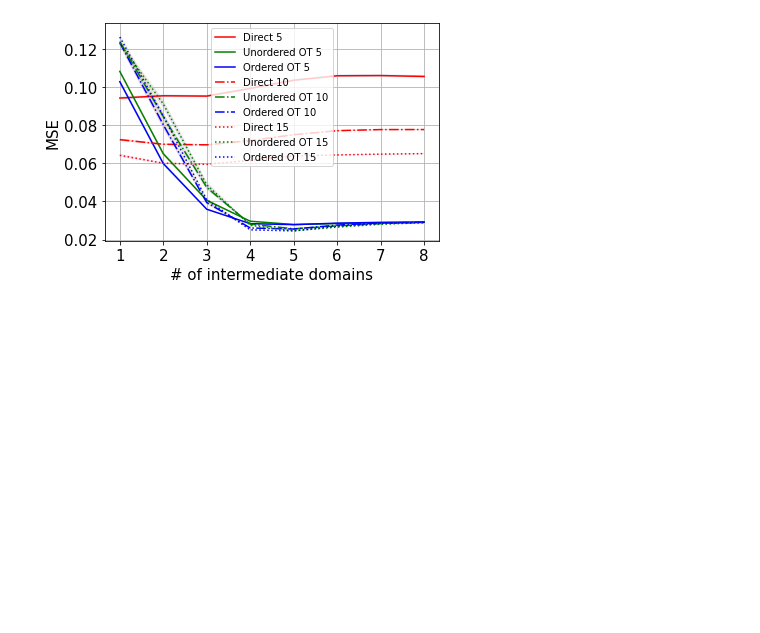
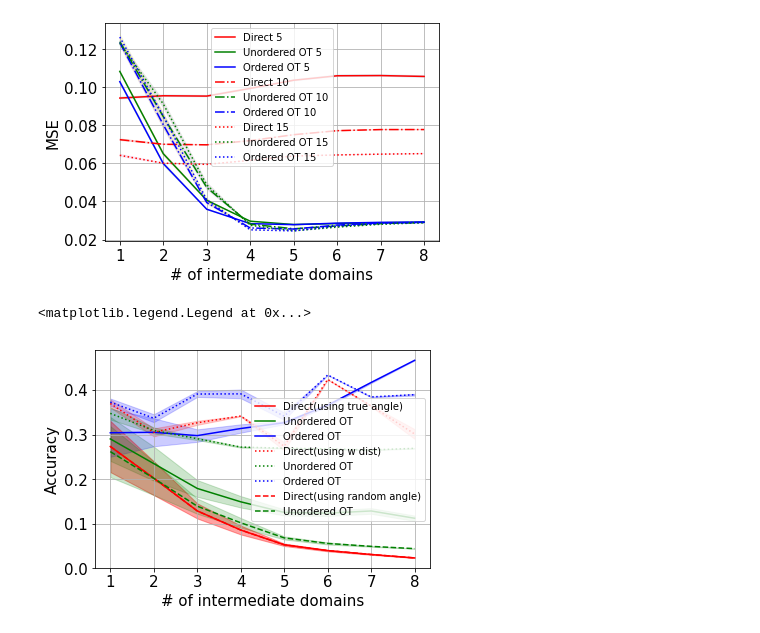
Before and after one commit to hbing-l/original-cdot, a Jupyter notebook: battery_seq_nosoc.ipynb, the cells around one changed output. Drawn from its saved outputs; the diff is of its cells as text; code cells hidden in the pictures; blank space fills up the shorter version.

Commit message:
add fix intermediate domains on half moon data

```diff
--- a/battery_seq_nosoc.ipynb
+++ b/battery_seq_nosoc.ipynb
@@ -552,3 +552,45 @@ plt.legend()
 # %% [output]
 <matplotlib.legend.Legend at 0x...>
 [figure]
+# %%
+import pandas as pd
+import matplotlib.pyplot as plt
+import numpy as np
+data = pd.read_csv('half_soc_sametarget_ssh_100.csv')
+x = range(1, len(data['mean_direct']) + 1)
+plt.plot(x, data['mean_direct'], color = 'r', label = 'Direct(using true angle)')
+plt.plot(x, data['mean_unorder'], color = 'g', label = 'Unordered OT')
+plt.plot(x, data['mean_order'], color = 'b', label = 'Ordered OT')
+plt.fill_between(x, data['mean_direct'] - data['var_direct'], data['mean_direct'] + data['var_direct'], alpha = 0.2, color='r')
+plt.fill_between(x, data['mean_unorder'] - data['var_unorder'], data['mean_unorder'] + data['var_unorder'], alpha = 0.2, color='g')
+plt.fill_between(x, data['mean_order'] - data['var_order'], data['mean_order'] + data['var_order'], alpha = 0.2, color='b')
+
+data = pd.read_csv('half_w_dis_sametarget_ssh_100.csv')
+x = range(1, len(data['mean_direct']) + 1)
+plt.plot(x, data['mean_direct'], ':', color = 'r', label = 'Direct(using w dist)')
+plt.plot(x, data['mean_unorder'], ':', color = 'g', label = 'Unordered OT')
+plt.plot(x, data['mean_order'], ':', color = 'b', label = 'Ordered OT')
+plt.fill_between(x, data['mean_direct'] - data['var_direct'], data['mean_direct'] + data['var_direct'], alpha = 0.2, color='r')
+plt.fill_between(x, data['mean_unorder'] - data['var_unorder'], data['mean_unorder'] + data['var_unorder'], alpha = 0.2, color='g')
+plt.fill_between(x, data['mean_order'] - data['var_order'], data['mean_order'] + data['var_order'], alpha = 0.2, color='b')
+
+data = pd.read_csv('half_random_sametarget_ssh_100.csv')
+x = range(1, len(data['mean_direct']) + 1)
+plt.plot(x, data['mean_direct'], '--', color = 'r', label = 'Direct(using random angle)')
+plt.plot(x, data['mean_unorder'], '--', color = 'g', label = 'Unordered OT')
+# plt.plot(x, data['mean_order'], '--', color = 'b', label = 'Ordered OT')
+plt.fill_between(x, data['mean_direct'] - data['var_direct'], data['mean_direct'] + data['var_direct'], alpha = 0.2, color = 'r')
+plt.fill_between(x, data['mean_unorder'] - data['var_unorder'], data['mean_unorder'] + data['var_unorder'], alpha = 0.2, color = 'g')
+# plt.fill_between(x, data['mean_order'] - data['var_order'], data['mean_order'] + data['var_order'], alpha = 0.2, color = 'b')
+
+plt.grid()
+plt.xlabel('# of intermediate domains', fontsize = 15)
+plt.ylabel('Accuracy', fontsize = 15)
+# plt.title('using soc clf', fontsize = 15)
+plt.xticks(fontsize=15)
+plt.yticks(fontsize=15)
+plt.legend()
+# plt.savefig('./result/mse.png', dpi=500, bbox_inches='tight')
+# %% [output]
+<matplotlib.legend.Legend at 0x...>
+[figure, added]
```
Also changed, not shown: 10 other files.
